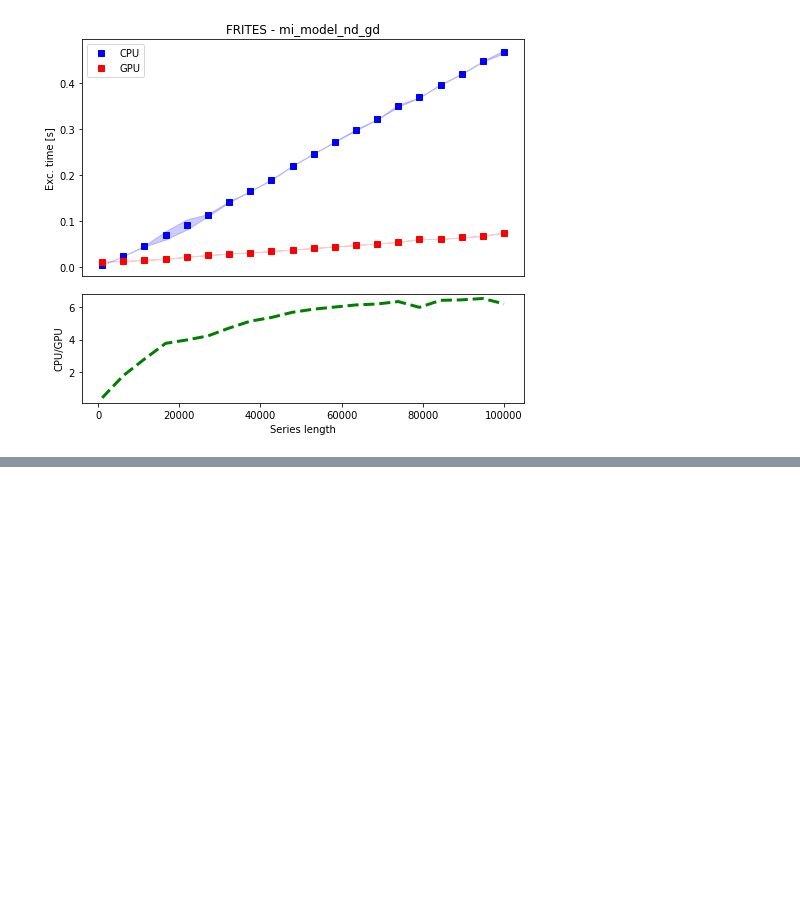
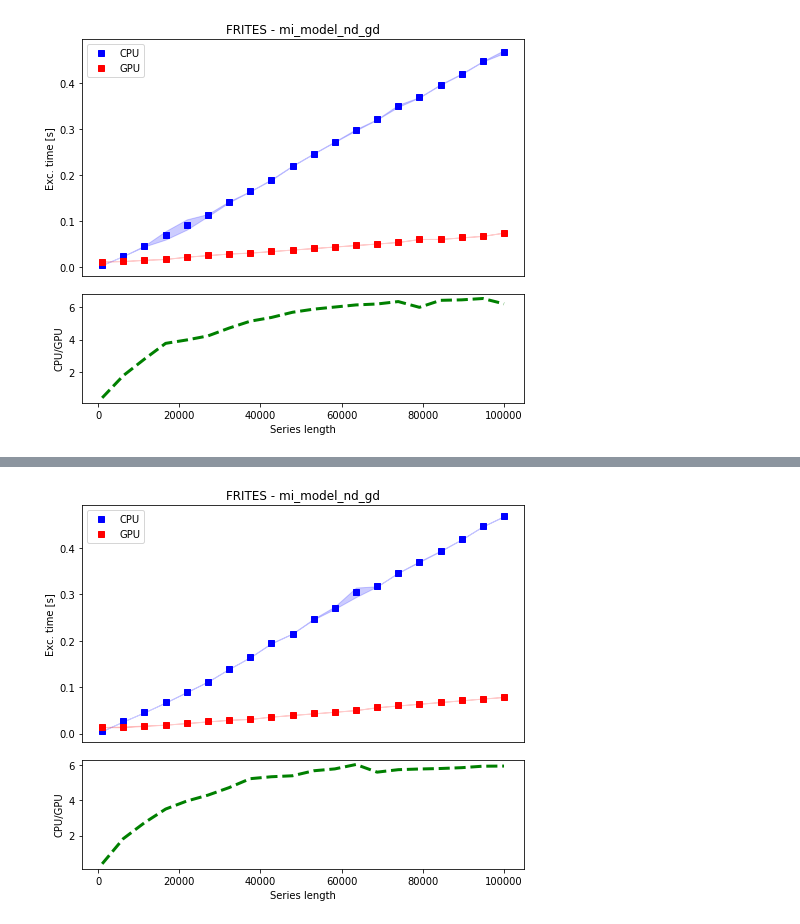
Before and after one commit to EtienneCmb/gpu_frites, a Jupyter notebook: notebook/Brainhack - Frites GPU (mi_model_nd_gd).ipynb, the cells around one changed output, grey strips where cells are left out. Drawn from its saved outputs; the diff is of its cells as text; code cells hidden in the pictures; blank space fills up the shorter version.

```diff
--- a/notebook/Brainhack - Frites GPU (mi_model_nd_gd).ipynb
+++ b/notebook/Brainhack - Frites GPU (mi_model_nd_gd).ipynb
@@ -342,0 +582,23 @@ plt.savefig('mi_model_nd_gd.pdf', dpi = 600)
+# %%
+# Computing for different series length
+N_arr = np.linspace(1000, 100000, 20, dtype = int)
+exta  = np.zeros([2, len(N_arr)])
+exts  = np.zeros([2, len(N_arr)])
+# %%
+for i in tqdm( range(N_arr.shape[-1]) ):
+    x, y  = return_coupled_normal(Trials = 10, Regions = 10, N = N_arr[i], rho = 0.7)
+    # CPU
+    #start = time.time()
+    aux = %timeit -o mi_model_nd_gd(x,y, mvaxis=1, traxis=-1, target = 'cpu', biascorrect=True, \
+                                    demeaned=False, shape_checking=False)
+    #end   = time.time()
+    exta[0,i] = aux.average
+    exts[0,i] = aux.stdev
+    # GPU
+    x_gpu, y_gpu = cp.array(x), cp.array(y)
+    #start = time.time()
+    aux = %timeit -o mi_model_nd_gd(x_gpu,y_gpu, mvaxis=1, target = 'gpu', traxis=-1, \
+                                        biascorrect=True, demeaned=False, shape_checking=False)
+    #end   = time.time()
+    exta[1,i] = aux.average#end-start
+    exts[1,i] = aux.stdev
@@ -342,0 +630,19 @@ plt.savefig('mi_model_nd_gd.pdf', dpi = 600)
+# %%
+plt.figure(figsize=(7,6))
+plt.subplot2grid((3,2), (0,0), rowspan = 2, colspan = 2)
+plt.plot(N_arr, exta[0], 'sb', label = 'CPU')
+plt.fill_between(N_arr, exta[0]-2*exts[0], exta[0]+2*exts[0], color = 'b', alpha = .2)
+plt.plot(N_arr, exta[1], 'sr', label = 'GPU')
+plt.fill_between(N_arr, exta[1]-2*exts[1], exta[1]+2*exts[1], color = 'r', alpha = .2)
+plt.xticks([])
+plt.title('FRITES - mi_model_nd_gd')
+plt.ylabel('Exc. time [s]')
+plt.legend()
+plt.subplot2grid((3,2), (2,0), rowspan = 1, colspan = 2)
+plt.plot(N_arr, exta[0]/exta[1], 'g--', lw = 3)
+plt.ylabel(r'CPU/GPU')
+plt.xlabel('Series length')
+plt.tight_layout()
+plt.savefig('mi_model_nd_gd.pdf', dpi = 600)
+# %% [output]
+[figure, added]
```
Also changed, not shown: parts of 5 cells of this notebook.
